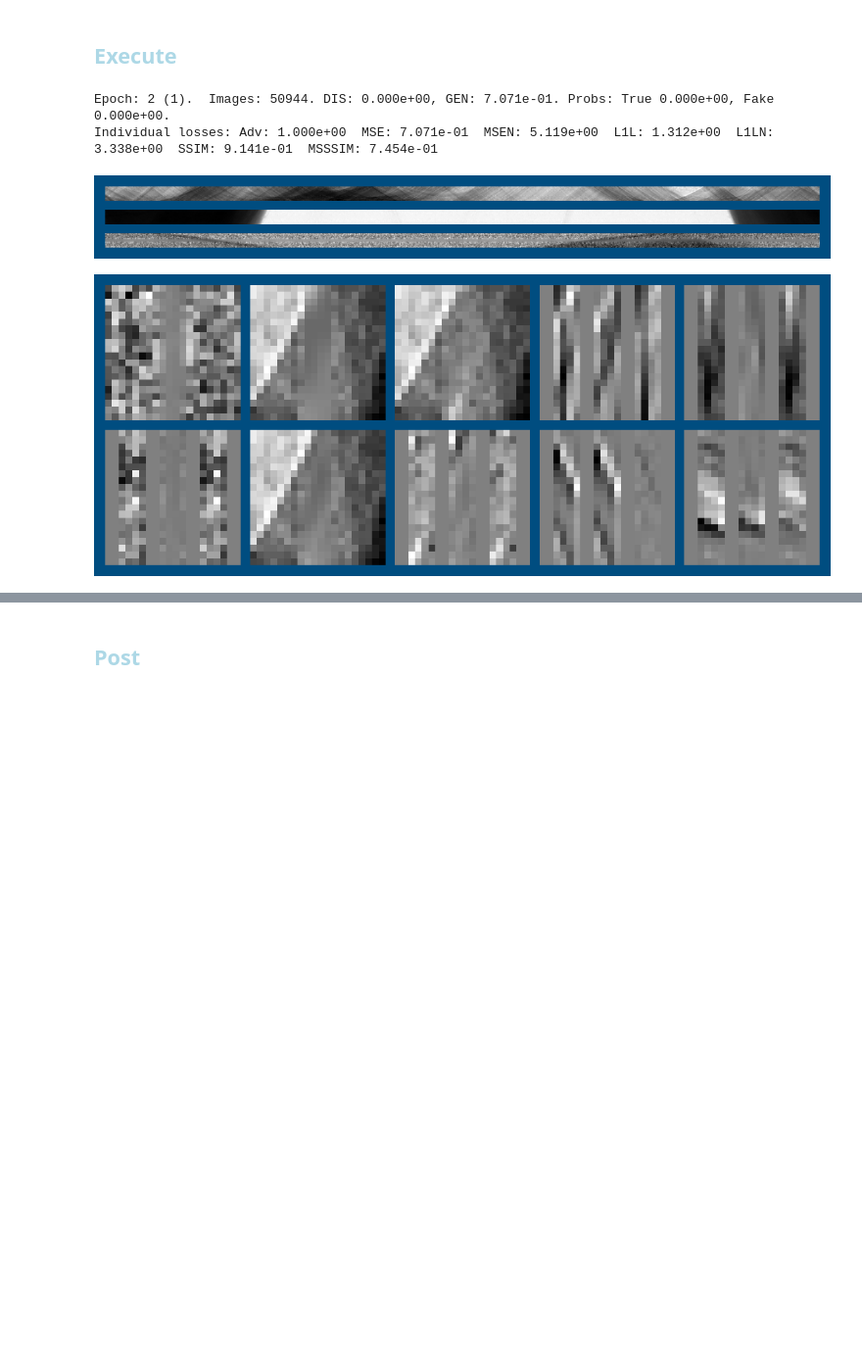
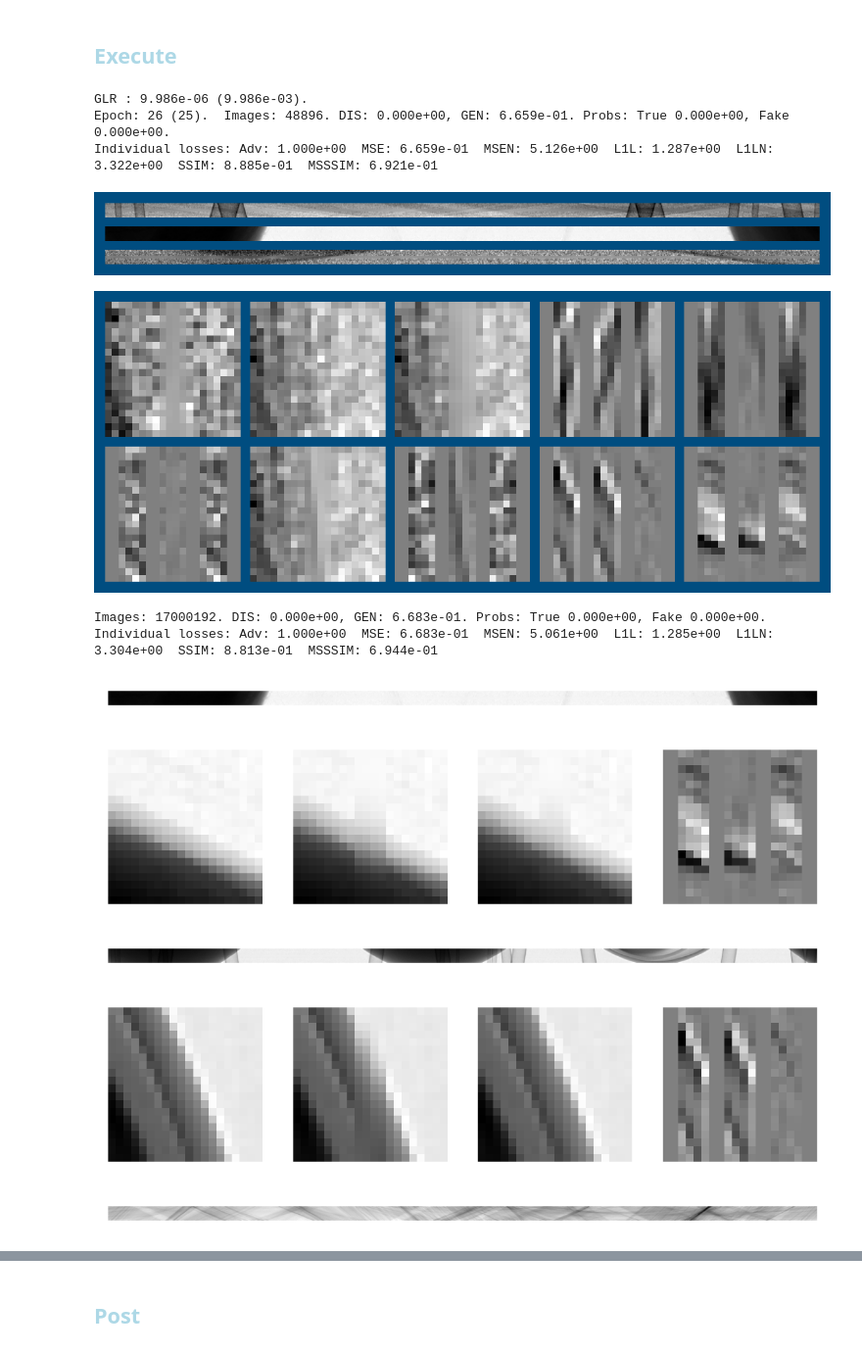
Before and after one commit to AustralianSynchrotron/sinogap, a Jupyter notebook: sinogap_bp3.ipynb, the cells around one changed output, grey strips where cells are left out. Shown at 98% size. Drawn from its saved outputs; the diff is of its cells as text; code cells hidden in the pictures; blank space fills up the shorter version.

```diff
--- a/sinogap_bp3.ipynb
+++ b/sinogap_bp3.ipynb
@@ -338,7 +320,7 @@ sg.scheduler_G.gamma = 1-0.005
 def my_beforeReport(sglocals) :
     message = ""
 
-    message += "G" + sg.adjustScheduler(sg.scheduler_G, sg.TCfg.learningRateG, 0.1)
+    message += "G" + sg.adjustScheduler(sg.scheduler_G, sg.TCfg.learningRateG, 0.01)
     sg.writer.add_scalars("Aux", {'LrnRate': sg.scheduler_G.get_last_lr()[0]/sg.TCfg.learningRateG}, sg.imer)
 
     #message += f"Amplitude {sg.generator.amplitude.item()}."
@@ -349,35 +331,43 @@ def my_beforeReport(sglocals) :
     #    message += f"{metrics} weight: {sg.metrices[metrics].weight}. "
     #    sg.writer.add_scalars("Aux", {metrics: sg.metrices[metrics].weight}, sg.imer)
 
     #with open(f"message_{sg.TCfg.exec}.txt", 'a') as file:
     #    file.write(message + "\n")
     print(message)
     return
-#sg.beforeReport = my_beforeReport
+sg.beforeReport = my_beforeReport
 
 
 def my_beforeEachEpoch(sglocals) :
     sg.TCfg.batchSize = min(2**8, sg.TCfg.batchSize * 2)
     sg.TCfg.batchSplit = max(2**0, int(sg.TCfg.batchSize / 2**7))
     sg.writer.add_scalars("Aux", {'Batch size': math.log(sg.TCfg.batchSize,2)}, sg.imer)
     print(f"Batch size: {sg.TCfg.batchSize}, split: {sg.TCfg.batchSplit}", )
     return
 sg.beforeEachEpoch = my_beforeEachEpoch
 
 
 try :
     sg.train(savedCheckPoint)
 except :
     #del sg.dataLoader
     #del sg.testLoader
     sg.freeGPUmem()
     1/10 # to release Jupyuter memory in the next step
     sg.epoch -= 1
     raise
 
 #0 deeper
 # %% [output]
-Epoch: 2 (1).  Images: 50944. DIS: 0.000e+00, GEN: 7.071e-01. Probs: True 0.000e+00, Fake 0.000e+00.
-Individual losses: Adv: 1.000e+00  MSE: 7.071e-01  MSEN: 5.119e+00  L1L: 1.312e+00  L1LN: 3.338e+00  SSIM: 9.141e-01  MSSSIM: 7.454e-01
+GLR : 9.986e-06 (9.986e-03).
+Epoch: 26 (25).  Images: 48896. DIS: 0.000e+00, GEN: 6.659e-01. Probs: True 0.000e+00, Fake 0.000e+00.
+Individual losses: Adv: 1.000e+00  MSE: 6.659e-01  MSEN: 5.126e+00  L1L: 1.287e+00  L1LN: 3.322e+00  SSIM: 8.885e-01  MSSSIM: 6.921e-01
-[figure, old version]
+[figure, new version]
-[figure, old version]
+[figure, new version]
+Images: 17000192. DIS: 0.000e+00, GEN: 6.683e-01. Probs: True 0.000e+00, Fake 0.000e+00.
+Individual losses: Adv: 1.000e+00  MSE: 6.683e-01  MSEN: 5.061e+00  L1L: 1.285e+00  L1LN: 3.304e+00  SSIM: 8.813e-01  MSSSIM: 6.944e-01
+[figure, added]
+[figure, added]
+[figure, added]
+[figure, added]
+[figure, added]
```
Also changed, not shown: parts of 5 cells of this notebook, 4 other files.
